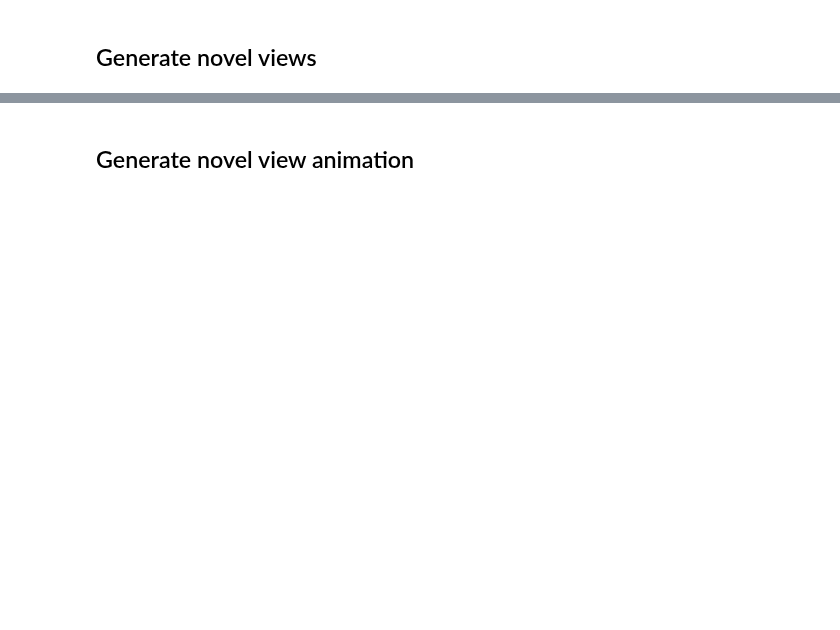
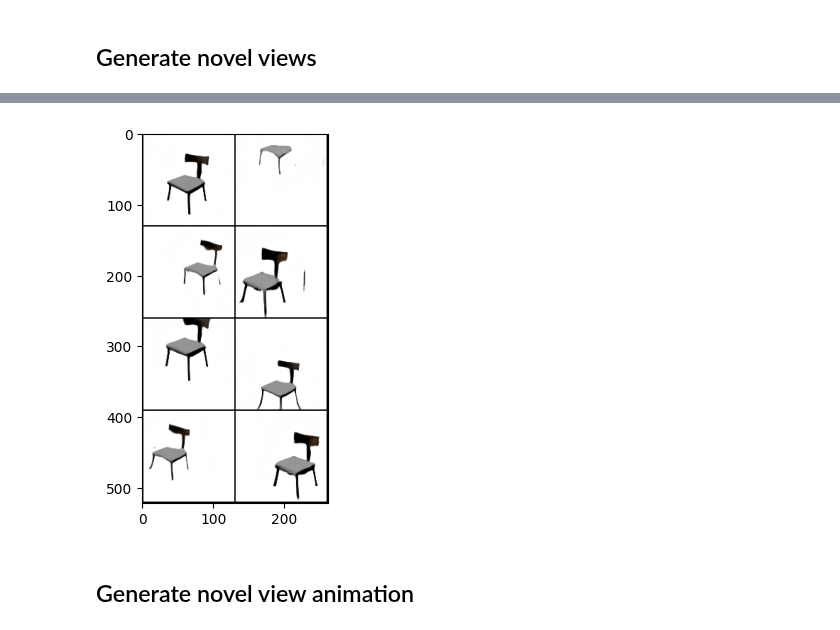
Before and after one commit to elidub/equiv-neural-rendering, a Jupyter notebook: exploration.ipynb, the cells around one changed output, grey strips where cells are left out. Cells and saved outputs as stored; diff of their text form; code cells hidden in the pictures; blank space fills up the shorter version.

```diff
--- a/exploration.ipynb
+++ b/exploration.ipynb
@@ -113,15 +134,33 @@ assert False
 # %%
 from misc.viz import generate_novel_views
 
 # We can also generate several novel views of the same object
 azimuth_shifts = torch.Tensor([20., -50., 120., 180., -90., 50.]).to(device)
 elevation_shifts = torch.Tensor([10., -30., 40., -70., 10., 30.]).to(device)
 
+
+translations_shifts = torch.Tensor([
+    [0., 0., 0.],
+    [0.5, 0.5, 0.5],
+    [0.5, 0., 0.],
+    [-0.5, 0., 0.],
+    [0., 0.5, 0.],
+    [0., -0.5, 0.],
+    [0., 0., 0.5],
+    [0., 0., -0.5],
+]).to(device)
+
+azimuth_shifts   = torch.zeros(len(translations_shifts)).to(device)
+elevation_shifts = torch.zeros(len(translations_shifts)).to(device)
+
 # This function expects a single image as input, so remove batch dimension
-views = generate_novel_views(model, img_source[0], azimuth_source, elevation_source,
-                             azimuth_shifts, elevation_shifts)
+views = generate_novel_views(model, img_source[0],
+                             azimuth_source, elevation_source, translations_source,
+                             azimuth_shifts, elevation_shifts, translations_shifts)
 
 plot_img_tensor(views.detach(), nrow=2)
+# %% [output]
+[figure, added]
 # %% [markdown]
 ## Generate novel view animation
 # %%
```
Also changed, not shown: parts of 8 cells of this notebook, 4 other files.
